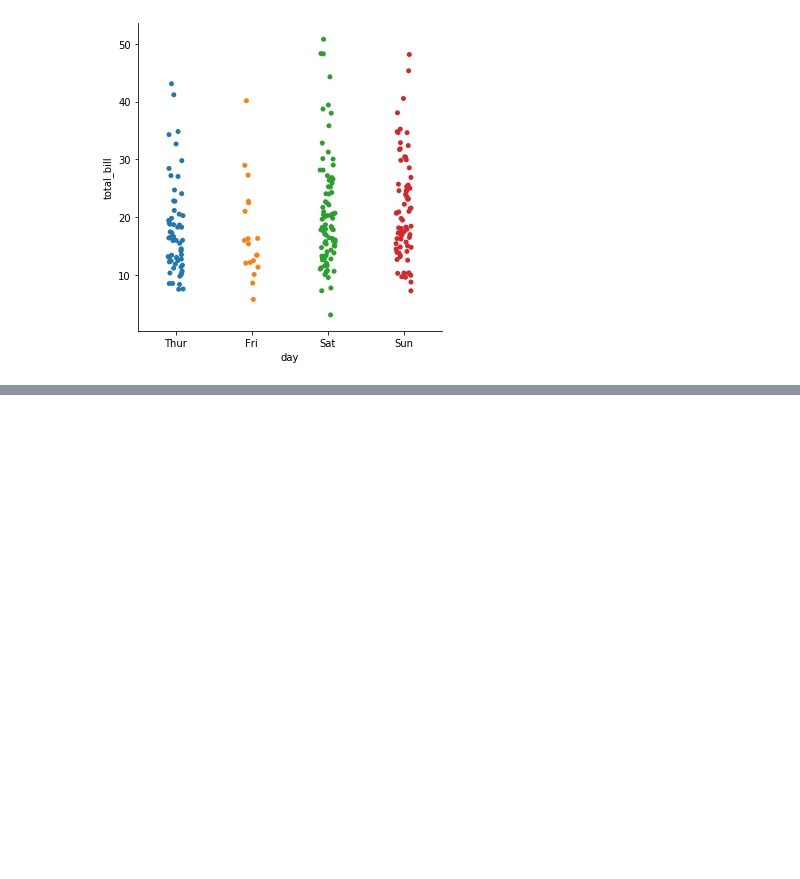
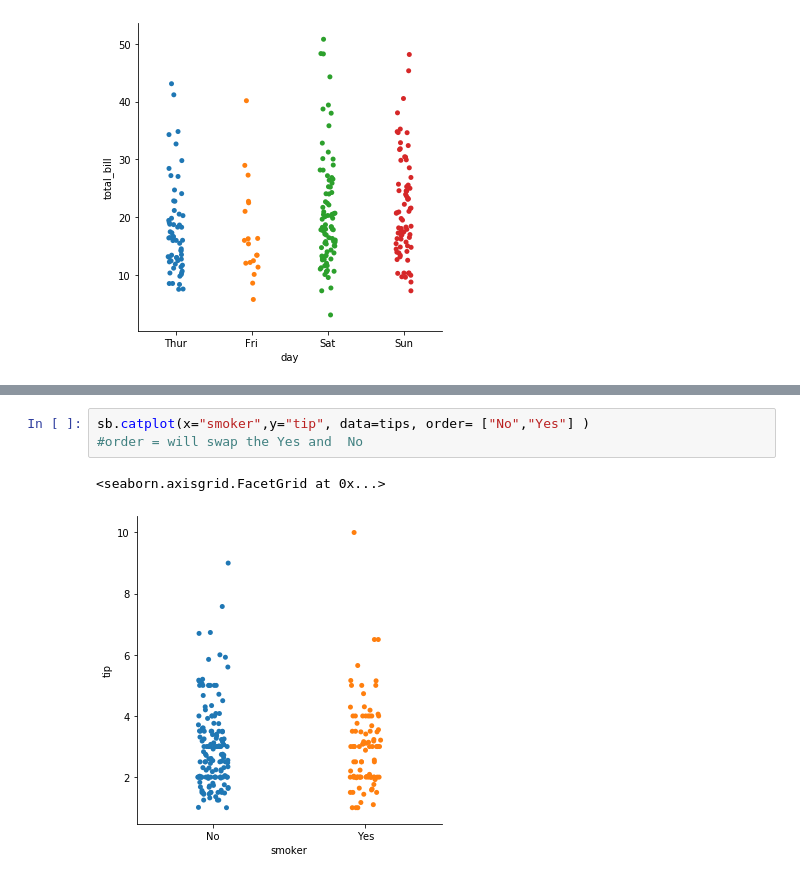
Before and after one commit to Demid-demid/Data-Visualisation, a Jupyter notebook: Categorical_data_plot.ipynb, the cells around one changed output, grey strips where cells are left out. Saved outputs shown, nothing was run; the diff lists cells and outputs as text; blank space fills up the shorter version.

Commit message:
Changing orders

```diff
--- a/Categorical_data_plot.ipynb
+++ b/Categorical_data_plot.ipynb
@@ -39,0 +51,6 @@ sb.catplot(x="day",y="total_bill", data=tips)
+# %%
+sb.catplot(x="smoker",y="tip", data=tips, order= ["No","Yes"] )
+#order = will swap the Yes and  No
+# %% [output]
+<seaborn.axisgrid.FacetGrid at 0x...>
+[figure, added]
```
Also changed, not shown: parts of 2 cells of this notebook.
